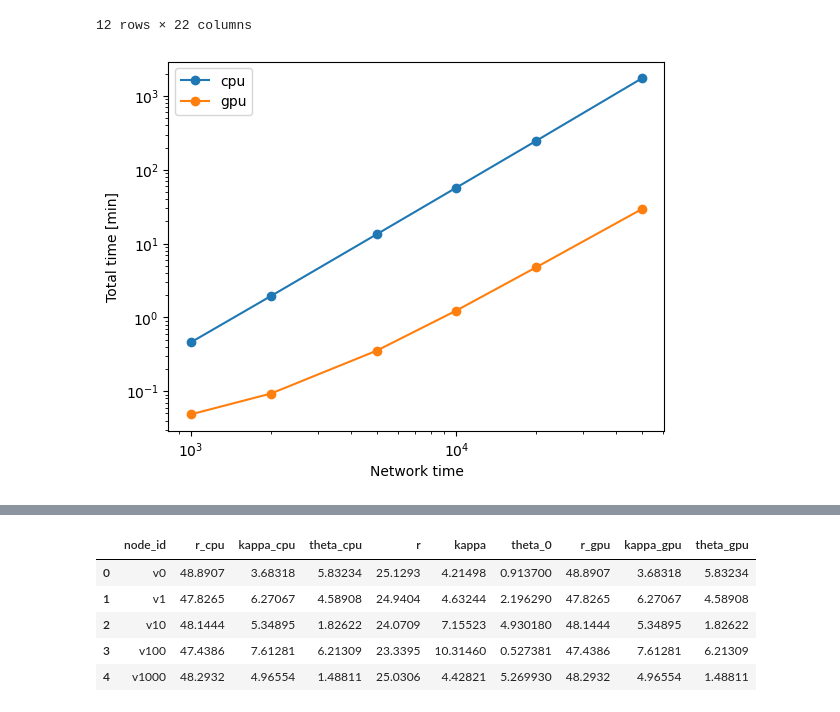
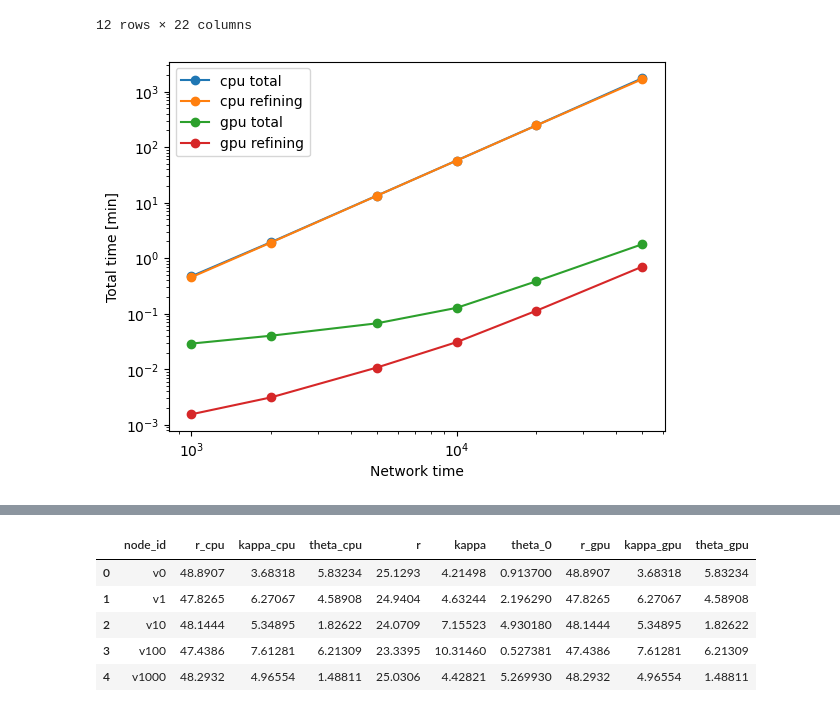
Before and after one commit to networkgeometry/d-mercator, a Jupyter notebook: notebooks/benchmark-check.ipynb, the cells around one changed output, grey strips where cells are left out. Cells and saved outputs as stored; diff of their text form; code cells hidden in the pictures.

```diff
--- a/notebooks/benchmark-check.ipynb
+++ b/notebooks/benchmark-check.ipynb
@@ -3,7 +3,7 @@ import numpy as np
 import pandas as pd
 import matplotlib.pyplot as plt
 # %%
-df = pd.read_csv("../benchmark_runs/60054709/cpu_gpu_benchmark.csv")
+df = pd.read_csv("../benchmark_runs/60349385/cpu_gpu_benchmark.csv")
 df
 # %% [output]
 |  | size | rep | dimension | graph_seed | embed_seed | beta | backend | backend_reported | mode | ... |
@@ -22,11 +22,14 @@ df
 12 rows × 22 columns
 # %%
 for name, group in df.groupby("backend"):
-    plt.plot(group['size'], group['total_time_ms'] / 1000 / 60, 'o-', label=name)
+    plt.plot(group['size'], group['total_time_ms'] / 1000 / 60, 'o-', label=f'{name} total')
+    plt.plot(group['size'], group['refining_positions_ms'] / 1000 / 60, 'o-', label=f'{name} refining')
 plt.legend()
 plt.xlabel('Network time')
 plt.ylabel('Total time [min]')
 plt.xscale("log")
 plt.yscale("log")
+
+# plt.savefig("cpu_vs_gpu_time.png")
 # %% [output]
-[figure, old version]
+[figure, new version]
```
Also changed, not shown: parts of 17 cells of this notebook, 9 other files.
